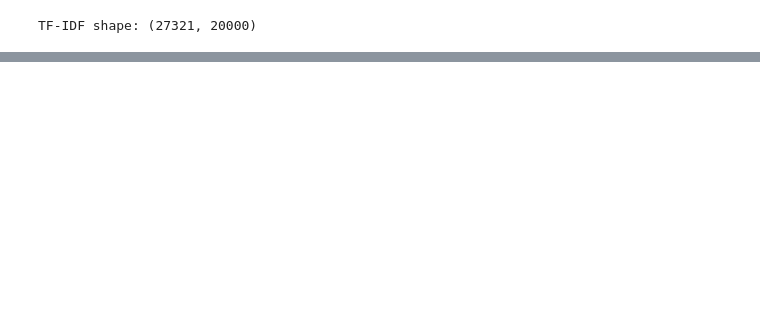
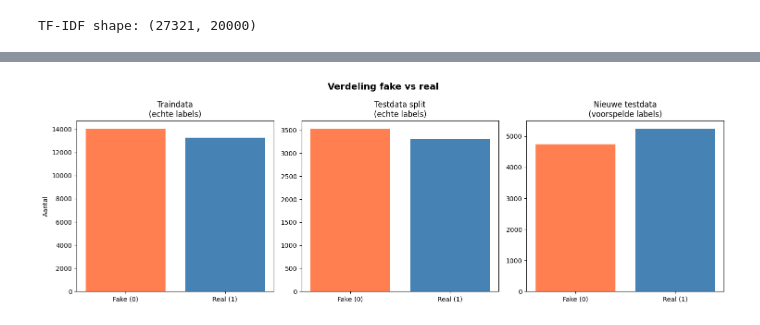
Before and after one commit to DarmontDomienAntwerpen/W4_project_NLP, a Jupyter notebook: NB-LB-fixed.ipynb, the cells around one changed output, grey strips where cells are left out. Drawn from its saved outputs; the diff is of its cells as text; code cells hidden in the pictures; blank space fills up the shorter version.

```diff
--- a/NB-LB-fixed.ipynb
+++ b/NB-LB-fixed.ipynb
@@ -270,0 +243,17 @@ VOORSPELLING: FAKE
+# %%
+# Laad testdata
+df_test = pd.read_csv("/Users/domiendarmont/Desktop/Ironhack/lab_week4_NLP/TEST:W4_project_NLP/testing_data_lowercase_nolabels.csv",
+                       header=None, sep="\t", names=["id", "text"])
+
+# Preprocess
+df_test["text"] = df_test["text"].apply(preprocess)
+
+# Transformeer
+X_test_new = tfidf.transform(df_test["text"])
+
+# Voorspel
+df_test["label"] = model.predict(X_test_new)
+
+# Bekijk
+print(df_test.head(10))
+print("\nVerdeling:", df_test["label"].value_counts())
@@ -271 +277,28 @@ VOORSPELLING: FAKE
+# %%
+fig, axes = plt.subplots(1, 3, figsize=(15, 5))
+
+# Train verdeling (echte labels)
+axes[0].bar(['Fake (0)', 'Real (1)'],
+            [y_train.value_counts()[0], y_train.value_counts()[1]],
+            color=['coral', 'steelblue'])
+axes[0].set_title('Traindata\n(echte labels)')
+axes[0].set_ylabel('Aantal')
+
+# Test verdeling (echte labels)
+axes[1].bar(['Fake (0)', 'Real (1)'],
+            [y_test.value_counts()[0], y_test.value_counts()[1]],
+            color=['coral', 'steelblue'])
+axes[1].set_title('Testdata split\n(echte labels)')
+
+# Nieuwe testdata verdeling (voorspelde labels)
+axes[2].bar(['Fake (0)', 'Real (1)'],
+            [df_test['label'].value_counts()[0], df_test['label'].value_counts()[1]],
+            color=['coral', 'steelblue'])
+axes[2].set_title('Nieuwe testdata\n(voorspelde labels)')
+
+plt.suptitle('Verdeling fake vs real', fontsize=14, fontweight='bold')
+plt.tight_layout()
+plt.show()
+# %% [output]
+[figure, added]
 # %%
```
Also changed, not shown: parts of 11 cells of this notebook, 1 other file.
